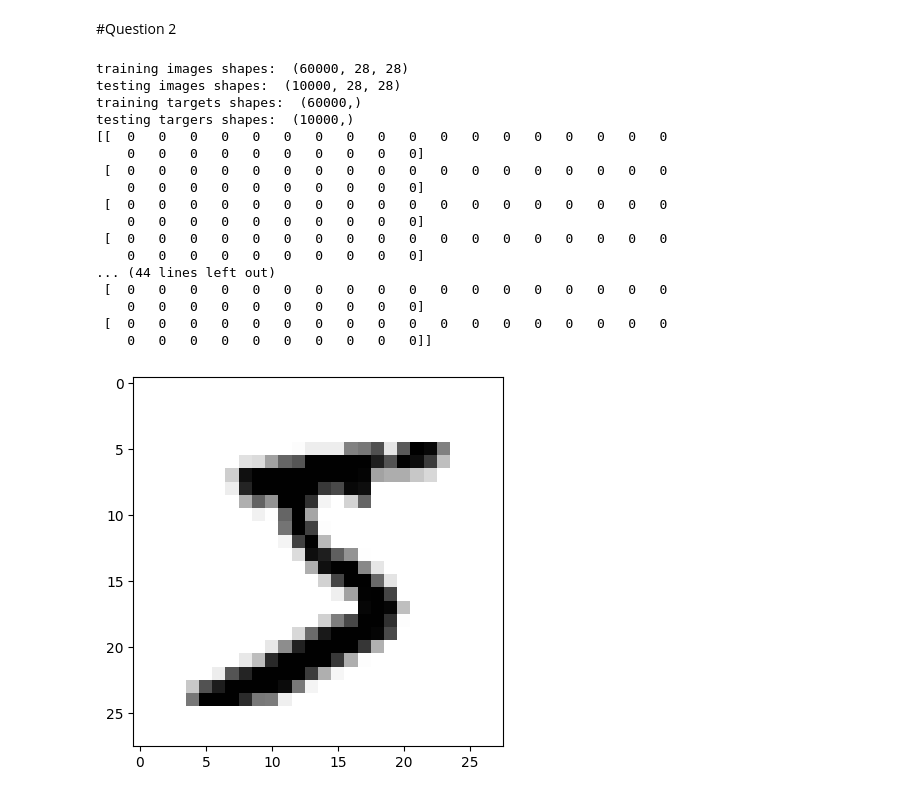
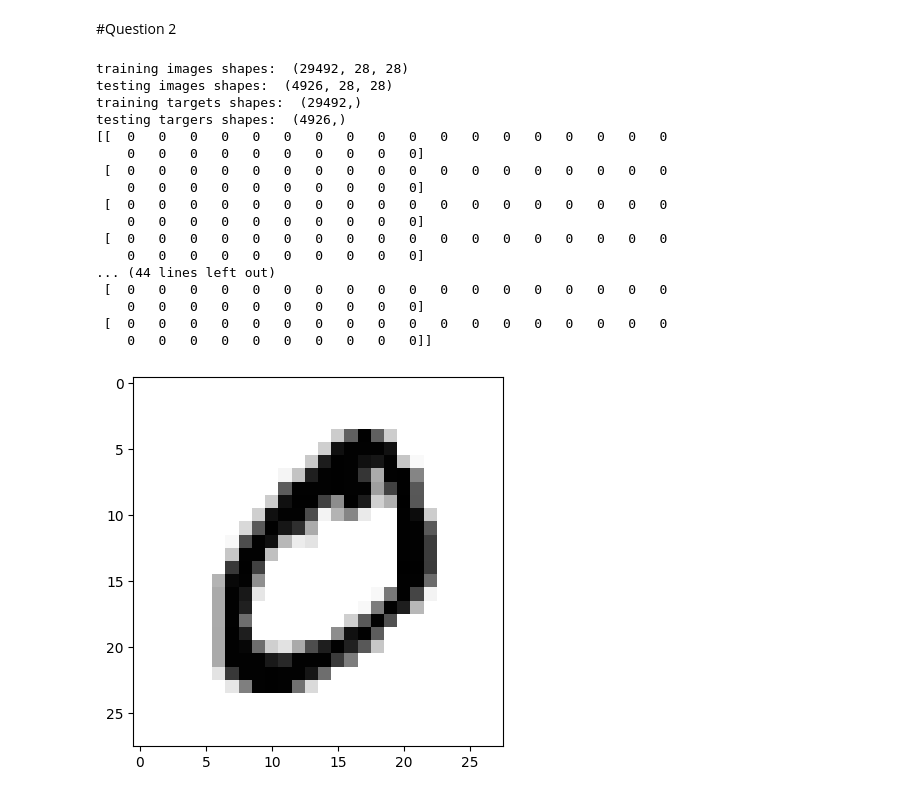
Before and after one commit to morrea1/MANE-4962, a Jupyter notebook: Homework2.ipynb, the cells around one changed output. Saved outputs shown, nothing was run; the diff lists cells and outputs as text; code cells hidden in the pictures.

```diff
--- a/Homework2.ipynb
+++ b/Homework2.ipynb
@@ -84,39 +84,46 @@ accuracy score : 0.9666666666666667
 # %%
 #taken from lecture 2 notes and code
 
 from keras.datasets import mnist
+import numpy as np
+import matplotlib.pyplot as plt
+import pandas as pd
+
 (x_train, y_train), (x_test, y_test) = mnist.load_data()
 
+#only use even numbers
 even_train_cases = np.isin(y_train, [0, 2, 4, 6, 8])
 even_test_cases = np.isin(y_test, [0, 2, 4, 6, 8])
 
-x_train = x_train[even_train_mask]
-y_train = y_train[even_train_mask]
-x_test = x_test[even_test_mask]
-y_test = y_test[even_test_mask]
+x_train = x_train[even_train_cases]
+y_train = y_train[even_train_cases]
+x_test = x_test[even_test_cases]
+y_test = y_test[even_test_cases]
 
+
+#show what we are working with
 print("training images shapes: ", x_train.shape)
 print("testing images shapes: ", x_test.shape)
 print("training targets shapes: ", y_train.shape)
 print("testing targers shapes: ", y_test.shape)
 plt.imshow(x_train[0], cmap=plt.cm.gray_r, interpolation="nearest")
 print(x_train[0])
 # %% [output]
-training images shapes:  (60000, 28, 28)
-testing images shapes:  (10000, 28, 28)
-training targets shapes:  (60000,)
-testing targers shapes:  (10000,)
+training images shapes:  (29492, 28, 28)
+testing images shapes:  (4926, 28, 28)
+training targets shapes:  (29492,)
+testing targers shapes:  (4926,)
 [[  0   0   0   0   0   0   0   0   0   0   0   0   0   0   0   0   0   0
     0   0   0   0   0   0   0   0   0   0]
  [  0   0   0   0   0   0   0   0   0   0   0   0   0   0   0   0   0   0
     0   0   0   0   0   0   0   0   0   0]
  [  0   0   0   0   0   0   0   0   0   0   0   0   0   0   0   0   0   0
     0   0   0   0   0   0   0   0   0   0]
  [  0   0   0   0   0   0   0   0   0   0   0   0   0   0   0   0   0   0
     0   0   0   0   0   0   0   0   0   0]
 ... (44 lines left out)
  [  0   0   0   0   0   0   0   0   0   0   0   0   0   0   0   0   0   0
     0   0   0   0   0   0   0   0   0   0]
  [  0   0   0   0   0   0   0   0   0   0   0   0   0   0   0   0   0   0
     0   0   0   0   0   0   0   0   0   0]]
-[figure, old version]
+[figure, new version]
```
Also changed, not shown: parts of 3 cells of this notebook.
